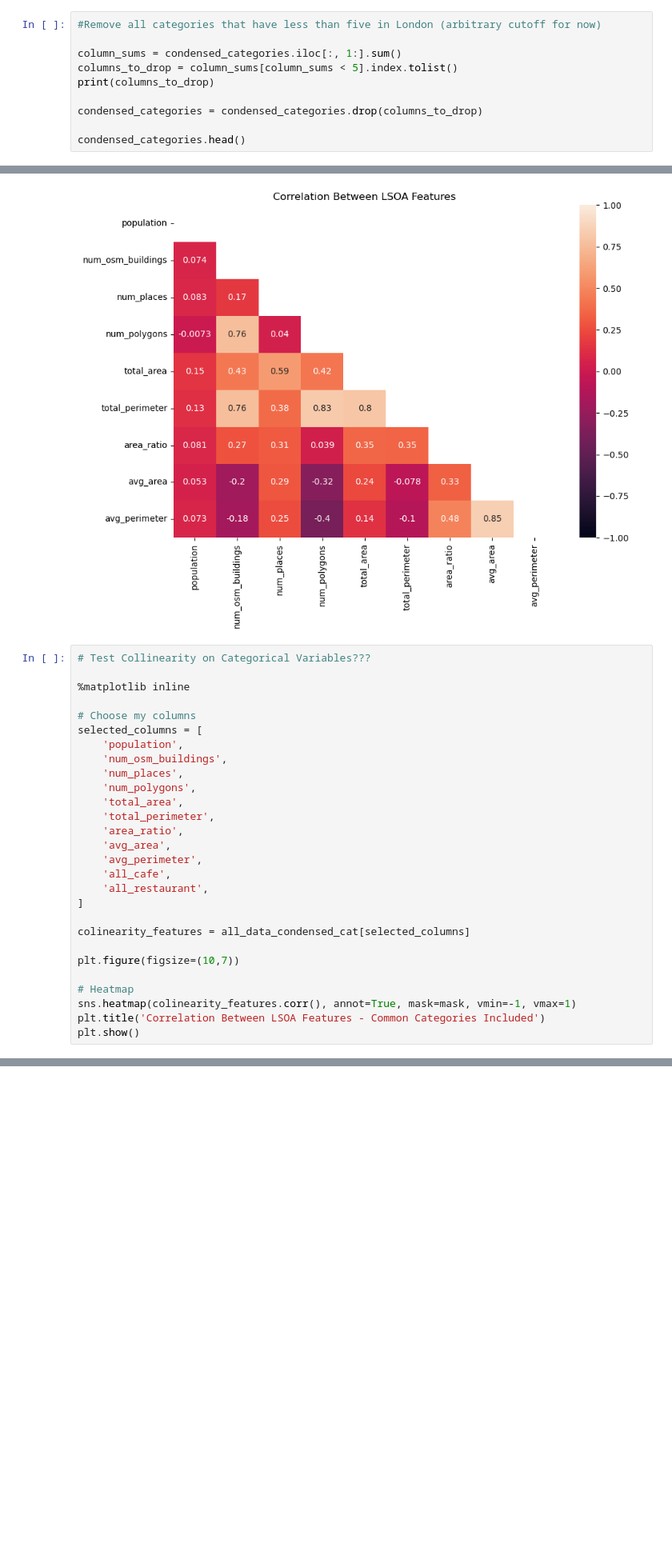
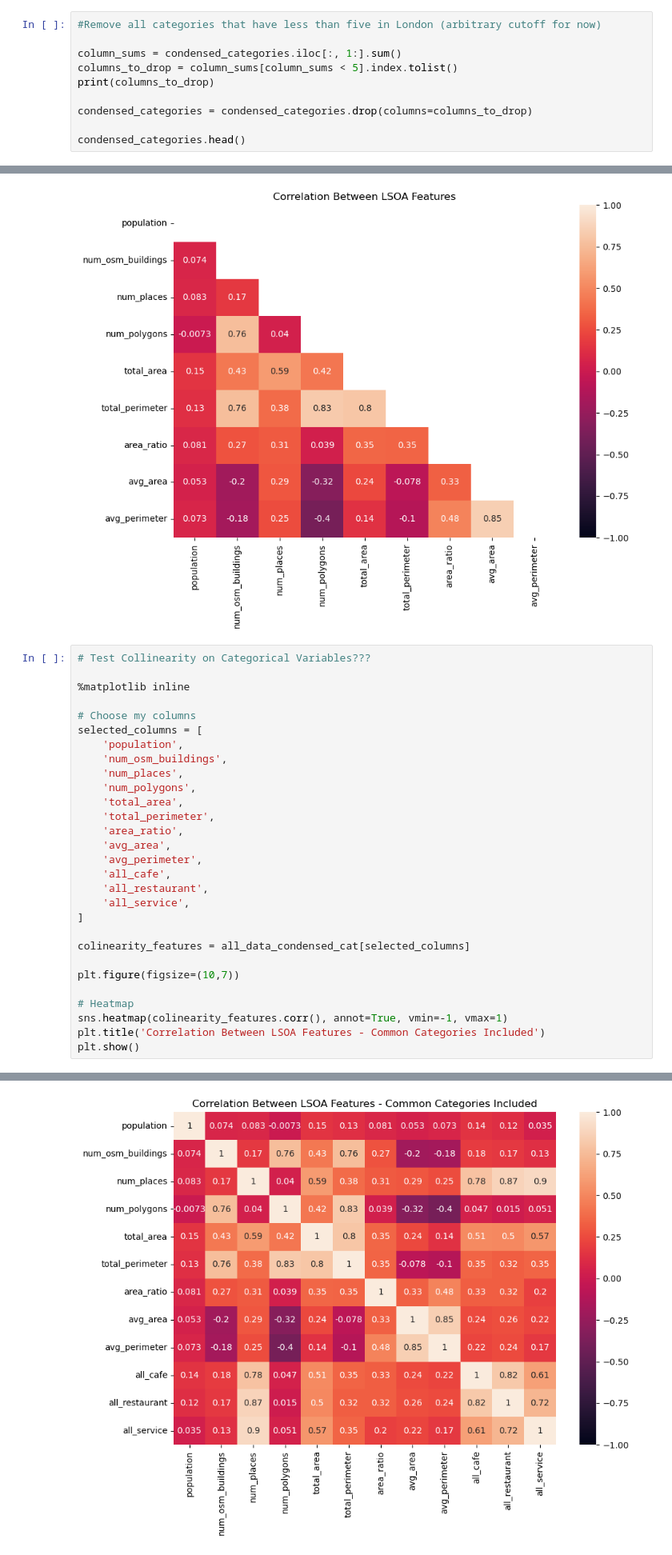
Before and after one commit to grolls23/MScDissertation, a Jupyter notebook: DataExploration.ipynb, the cells around one changed output, grey strips where cells are left out. Shown at 80% size. Drawn from its saved outputs; the diff is of its cells as text; blank space fills up the shorter version.

Commit message:
Categories included in basic collinearity analysis

```diff
--- a/DataExploration.ipynb
+++ b/DataExploration.ipynb
@@ -273,7 +273,7 @@ column_sums = condensed_categories.iloc[:, 1:].sum()
 columns_to_drop = column_sums[column_sums < 5].index.tolist()
 print(columns_to_drop)
 
-condensed_categories = condensed_categories.drop(columns_to_drop)
+condensed_categories = condensed_categories.drop(columns=columns_to_drop)
 
 condensed_categories.head()
 # %% [output]
@@ -340,6 +346,7 @@ selected_columns = [
     'avg_perimeter',
     'all_cafe',
     'all_restaurant',
+    'all_service',
 ]
 
 colinearity_features = all_data_condensed_cat[selected_columns]
@@ -347,7 +354,7 @@ colinearity_features = all_data_condensed_cat[selected_columns]
 plt.figure(figsize=(10,7))
 
 # Heatmap
-sns.heatmap(colinearity_features.corr(), annot=True, mask=mask, vmin=-1, vmax=1)
+sns.heatmap(colinearity_features.corr(), annot=True, vmin=-1, vmax=1)
 plt.title('Correlation Between LSOA Features - Common Categories Included')
 plt.show()
 # %% [output]
@@ -356,3 +361,4 @@ ValueError: Mask must have the same shape as data.
+[figure, added]
 # %% [markdown]
 ### Principal Component Analysis (?)
 # %%
```
Also changed, not shown: parts of 2 cells of this notebook.
